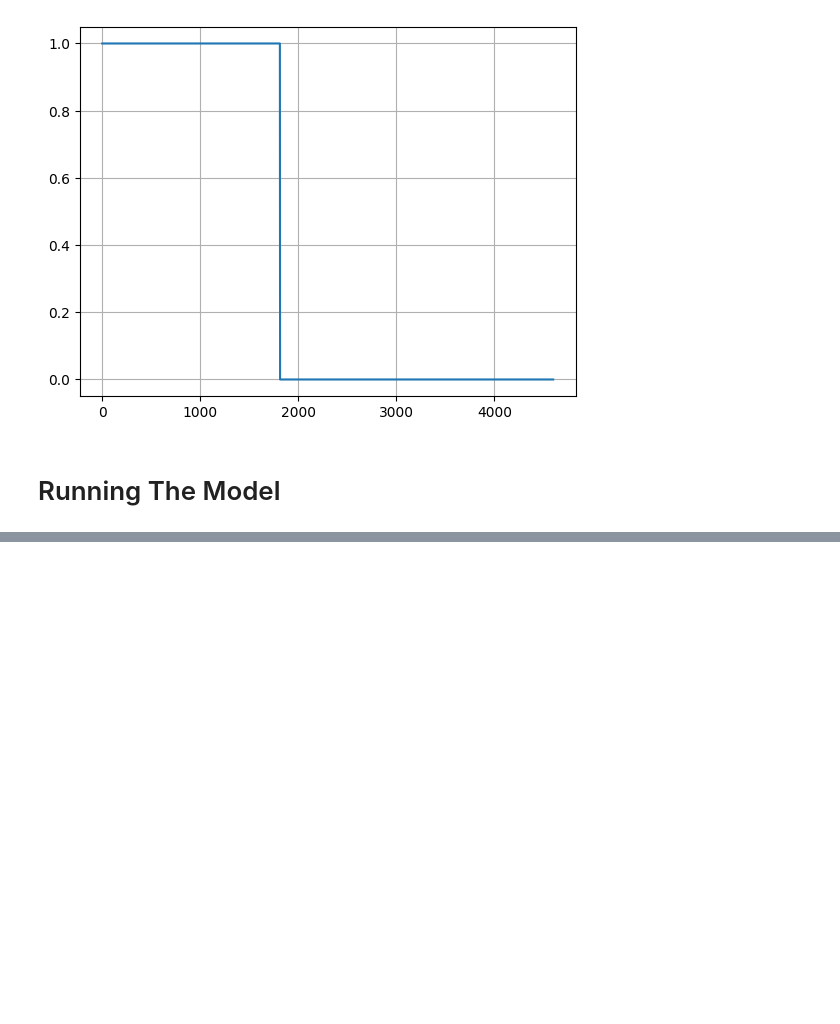
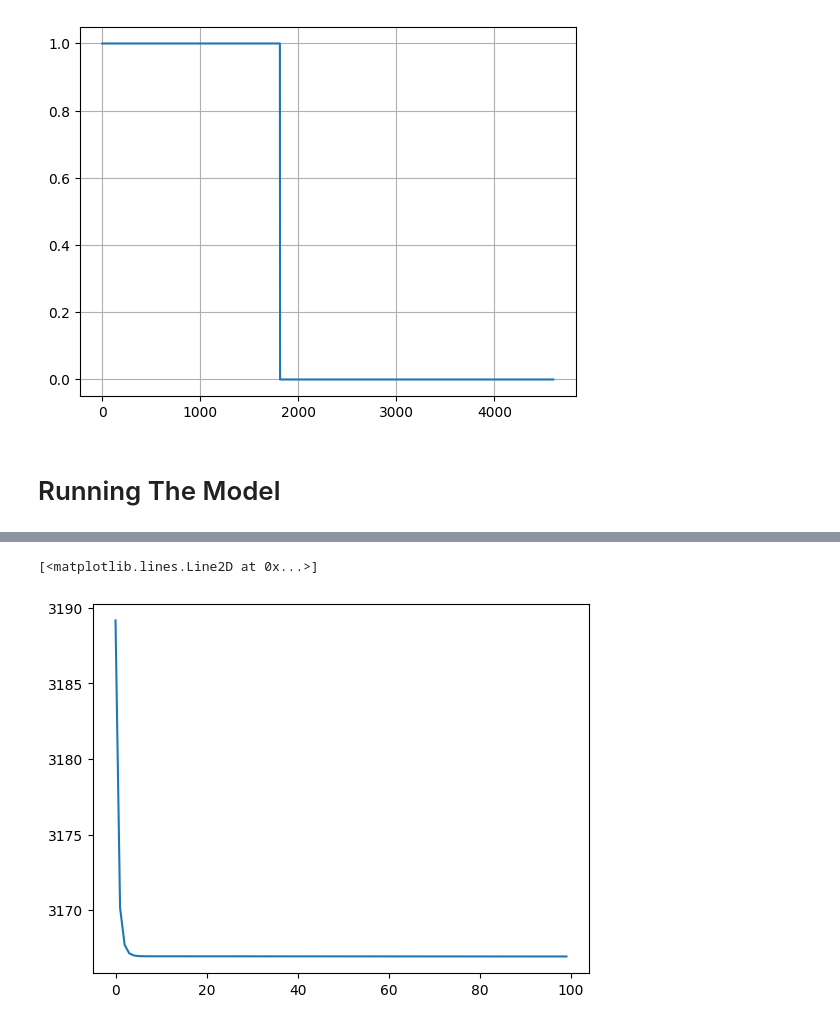
Before and after one commit to CP322-Machine-Learning-Group/Mini-Project-1, a Jupyter notebook: SpamBase.ipynb, the cells around one changed output, grey strips where cells are left out. Saved outputs shown, nothing was run; the diff lists cells and outputs as text; code cells hidden in the pictures; blank space fills up the shorter version.

```diff
--- a/SpamBase.ipynb
+++ b/SpamBase.ipynb
@@ -99,11 +100,12 @@ plt.show()#displays graph
 # %% [markdown]
 # Running The Model
 # %%
-y = np.array(y).reshape(-1)
-X = np.array(X)
+y = np.array(y) #(4601, 1)
+X = np.array(X) #(4601, 57)
 
-lr = LogReg(learning_rate=0.01, num_epochs=1000)
-lr.fit(X, y)
+lr = LogReg(learning_rate=0.000000001, num_epochs=100)
+losses = lr.fit(X, y)
+
 
 accuracy = lr.evaluate_acc(X, y)
 print(accuracy)
@@ -111,0 +130,5 @@ AttributeError: 'LogReg' object has no attribute 'bias'
+# %%
+plt.plot(losses)
+# %% [output]
+[<matplotlib.lines.Line2D at 0x...>]
+[figure, added]
```
Also changed, not shown: parts of 2 cells of this notebook, 2 other files.
